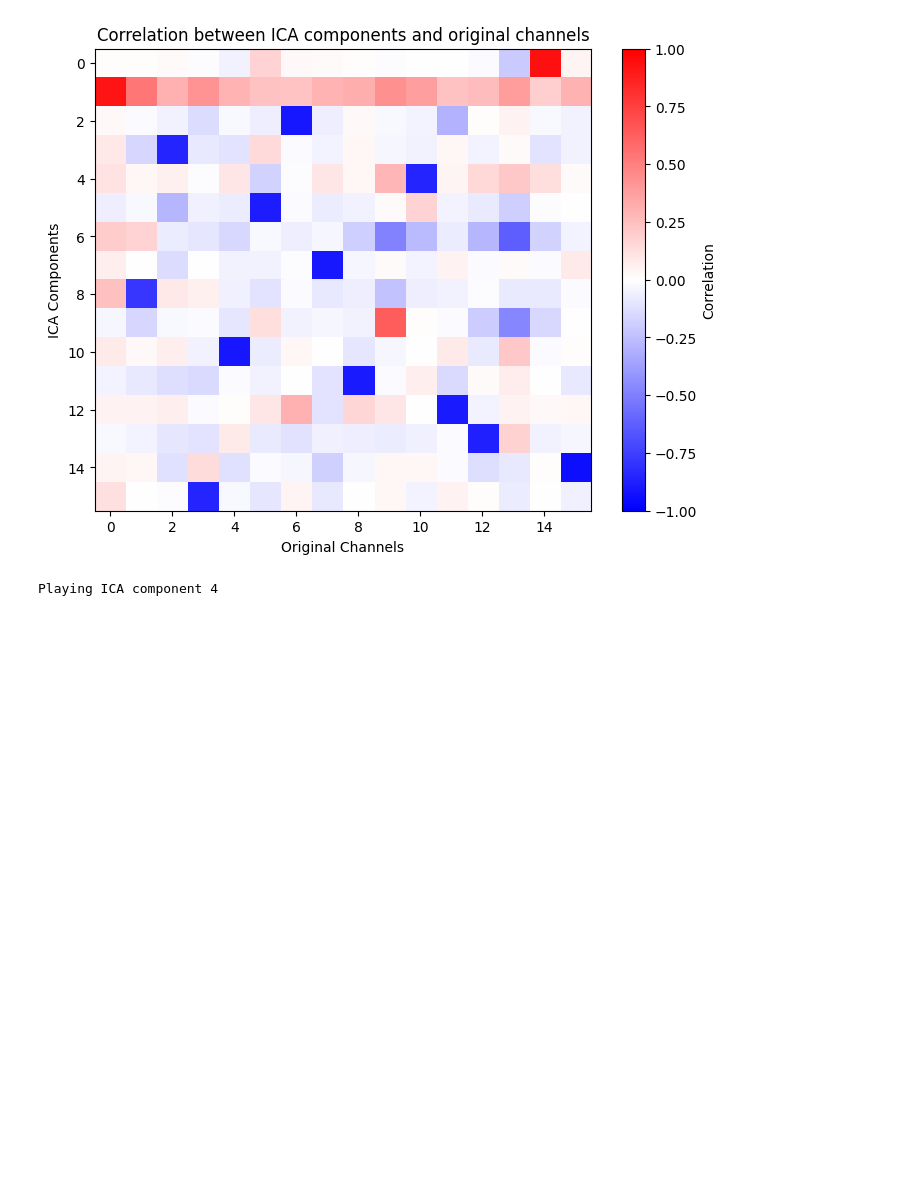
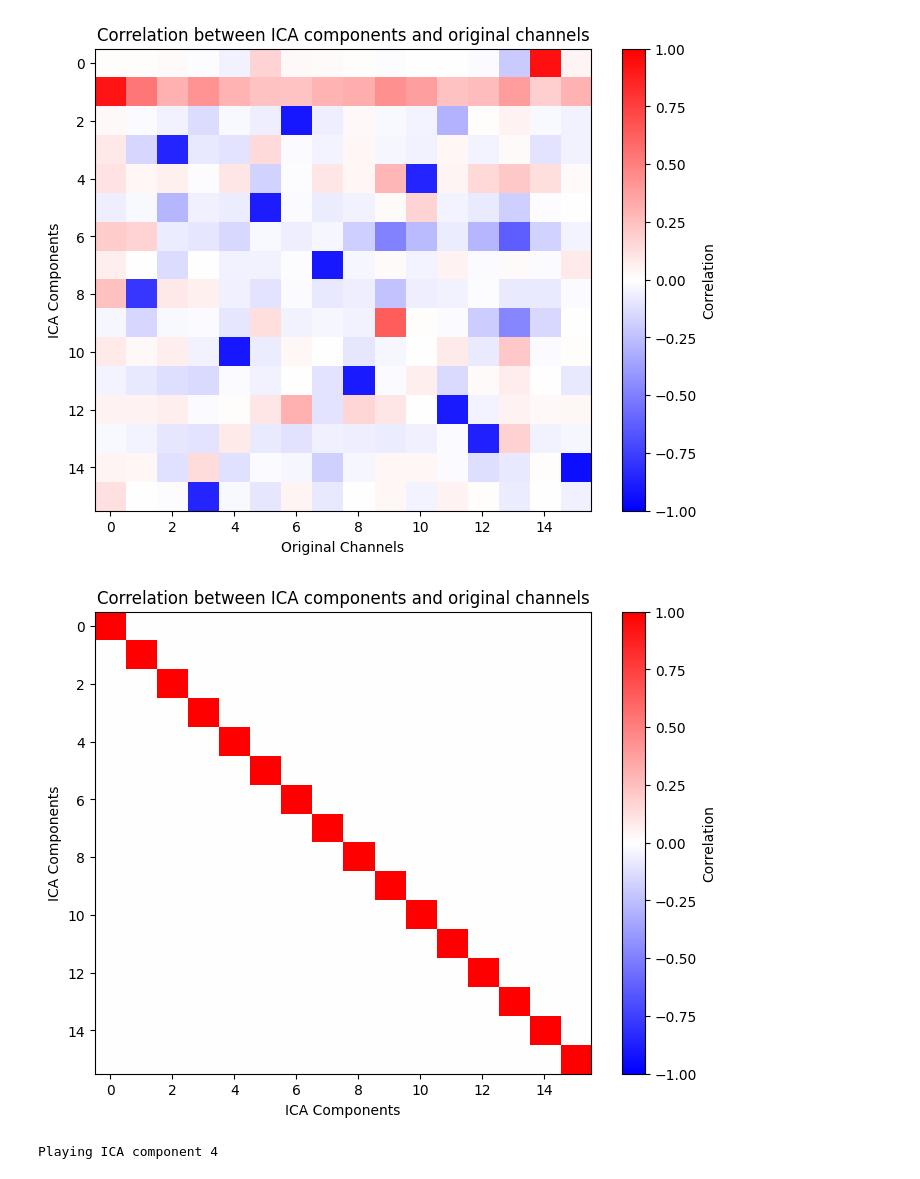
Before and after one commit to simo-br91/ICA_Project, a Jupyter notebook: notebooks/02_demand_ica_time_domain.ipynb, the cells around one changed output. Saved outputs shown, nothing was run; the diff lists cells and outputs as text; code cells hidden in the pictures; blank space fills up the shorter version.

Commit message:
edited correlation graphs

```diff
--- a/notebooks/02_demand_ica_time_domain.ipynb
+++ b/notebooks/02_demand_ica_time_domain.ipynb
@@ -132,6 +132,22 @@ plt.title("Correlation between ICA components and original channels")
 plt.show()
 # %% [output]
 [figure]
+# %%
+# Correlation between components and original channels (10s segment)
+corr = np.corrcoef(S_hat_T, S_hat_T)  # matrix of size (16+16, 16+16)
+
+# Extract block: components vs channels
+comp_vs_chan = corr[:n_components, n_components:]
+
+plt.figure(figsize=(8, 6))
+plt.imshow(comp_vs_chan, aspect='auto', cmap='bwr', vmin=-1, vmax=1)
+plt.colorbar(label='Correlation')
+plt.xlabel("ICA Components")
+plt.ylabel("ICA Components")
+plt.title("Correlation between ICA components and original channels")
+plt.show()
+# %% [output]
+[figure, added]
 # %%
 from IPython.display import Audio
 
```
Also changed, not shown: 2 other files.
